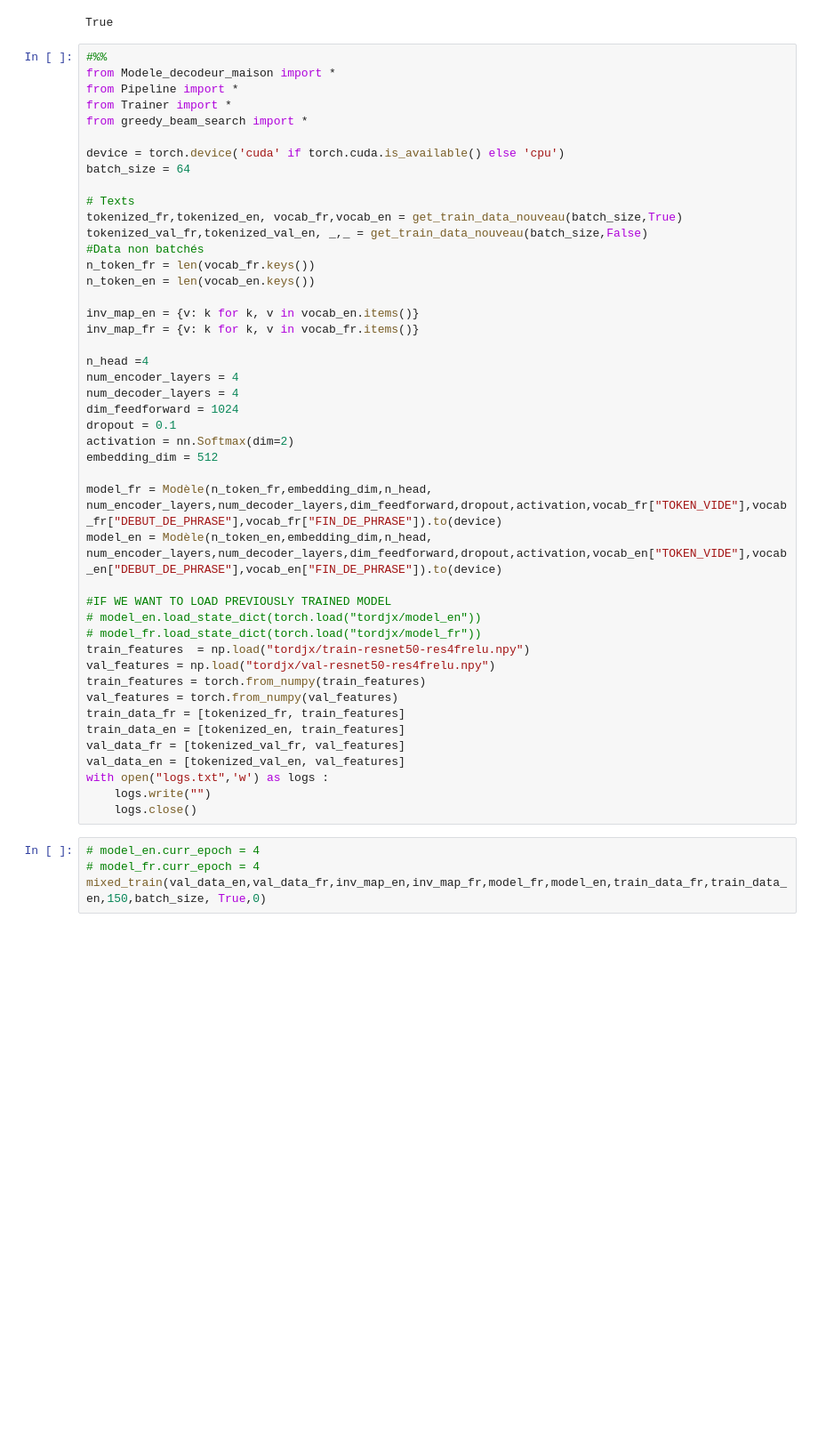
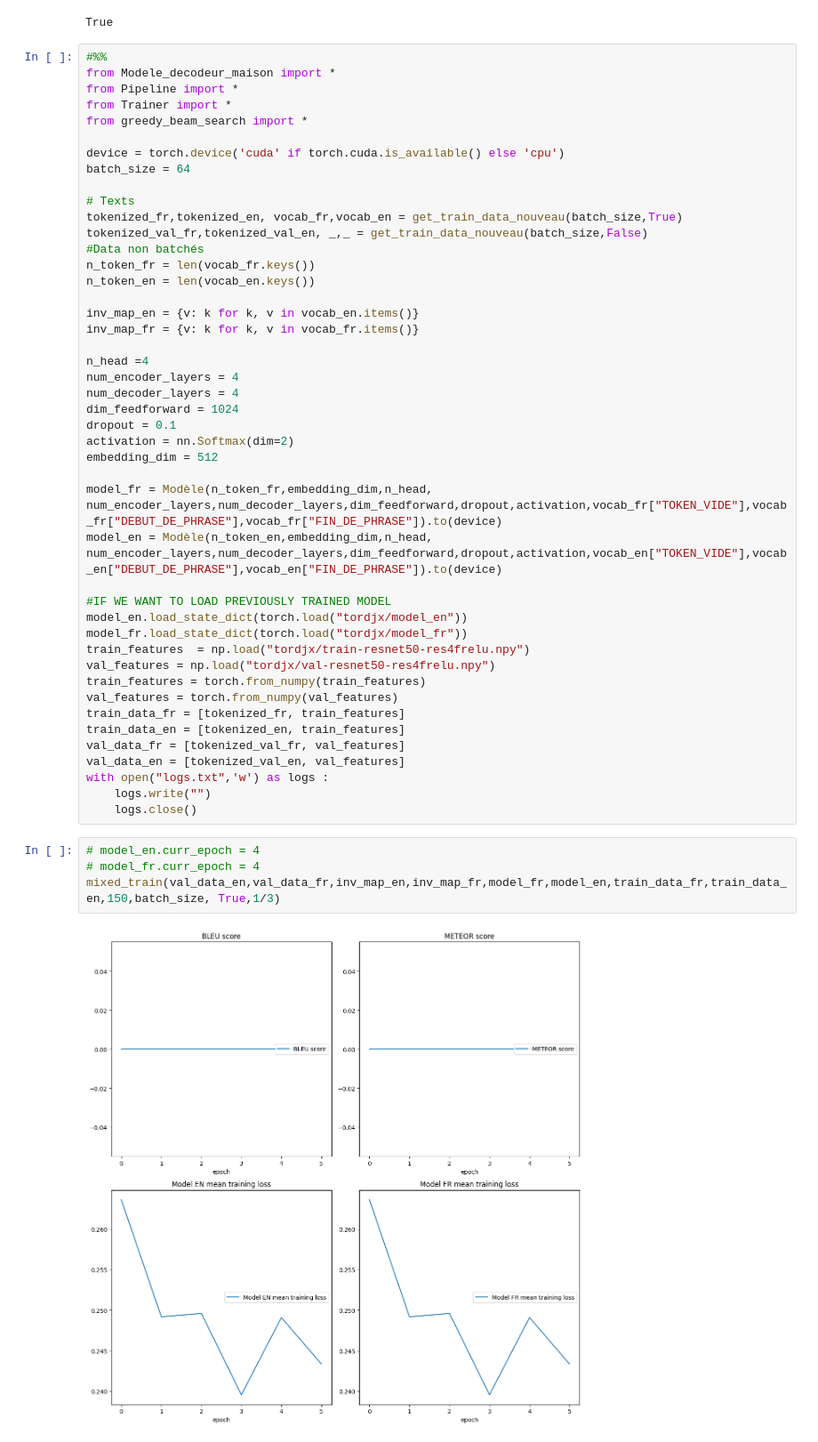
Before and after one commit to Tordjx/UMMT, a Jupyter notebook: Core model files/main_notebook.ipynb, the cells around one changed output. Shown at 89% size. Saved outputs shown, nothing was run; the diff lists cells and outputs as text; blank space fills up the shorter version.

```diff
--- a/Core model files/main_notebook.ipynb
+++ b/Core model files/main_notebook.ipynb
@@ -42,8 +42,8 @@ model_fr = Modèle(n_token_fr,embedding_dim,n_head, num_encoder_layers,num_decod
 model_en = Modèle(n_token_en,embedding_dim,n_head, num_encoder_layers,num_decoder_layers,dim_feedforward,dropout,activation,vocab_en["TOKEN_VIDE"],vocab_en["DEBUT_DE_PHRASE"],vocab_en["FIN_DE_PHRASE"]).to(device)
 
 #IF WE WANT TO LOAD PREVIOUSLY TRAINED MODEL
-# model_en.load_state_dict(torch.load("tordjx/model_en"))
-# model_fr.load_state_dict(torch.load("tordjx/model_fr"))
+model_en.load_state_dict(torch.load("tordjx/model_en"))
+model_fr.load_state_dict(torch.load("tordjx/model_fr"))
 train_features  = np.load("tordjx/train-resnet50-res4frelu.npy")
 val_features = np.load("tordjx/val-resnet50-res4frelu.npy")
 train_features = torch.from_numpy(train_features)
@@ -58,4 +58,6 @@ with open("logs.txt",'w') as logs :
 # %%
 # model_en.curr_epoch = 4
 # model_fr.curr_epoch = 4
-mixed_train(val_data_en,val_data_fr,inv_map_en,inv_map_fr,model_fr,model_en,train_data_fr,train_data_en,150,batch_size, True,0)
+mixed_train(val_data_en,val_data_fr,inv_map_en,inv_map_fr,model_fr,model_en,train_data_fr,train_data_en,150,batch_size, True,1/3)
+# %% [output]
+[figure, added]
```
Also changed, not shown: parts of 4 cells of this notebook, 1 other file.
